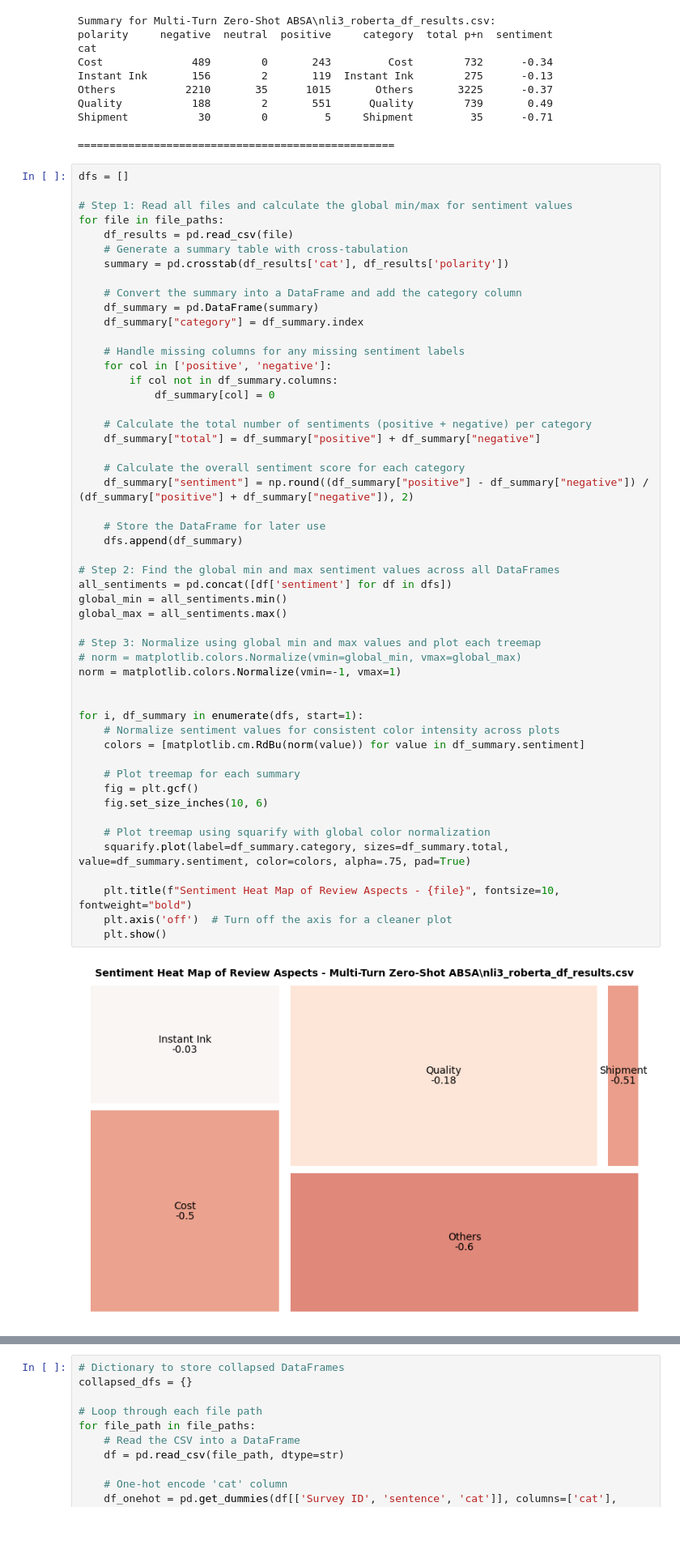
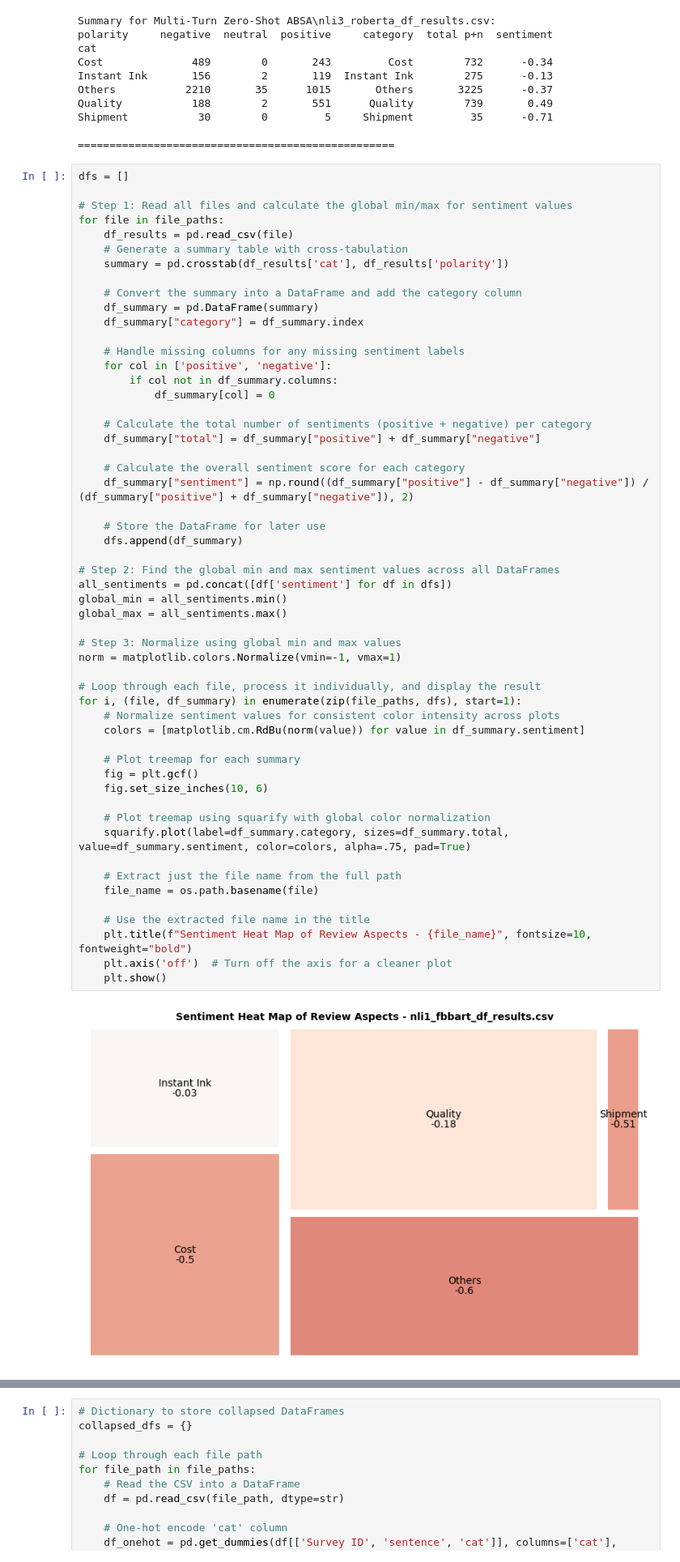
Before and after one commit to wd686/InkSightAnalyzer, a Jupyter notebook: Multi-Turn Zero-Shot ABSA.ipynb, the cells around one changed output, grey strips where cells are left out. Shown at 81% size. Saved outputs shown, nothing was run; the diff lists cells and outputs as text; blank space fills up the shorter version.

```diff
--- a/Multi-Turn Zero-Shot ABSA.ipynb
+++ b/Multi-Turn Zero-Shot ABSA.ipynb
@@ -346,36 +346,39 @@ for file in file_paths:
 
     # Calculate the total number of sentiments (positive + negative) per category
     df_summary["total"] = df_summary["positive"] + df_summary["negative"]
 
     # Calculate the overall sentiment score for each category
     df_summary["sentiment"] = np.round((df_summary["positive"] - df_summary["negative"]) / (df_summary["positive"] + df_summary["negative"]), 2)
 
     # Store the DataFrame for later use
     dfs.append(df_summary)
 
 # Step 2: Find the global min and max sentiment values across all DataFrames
 all_sentiments = pd.concat([df['sentiment'] for df in dfs])
 global_min = all_sentiments.min()
 global_max = all_sentiments.max()
 
-# Step 3: Normalize using global min and max values and plot each treemap
-# norm = matplotlib.colors.Normalize(vmin=global_min, vmax=global_max)
+# Step 3: Normalize using global min and max values
 norm = matplotlib.colors.Normalize(vmin=-1, vmax=1)
 
-
-for i, df_summary in enumerate(dfs, start=1):
+# Loop through each file, process it individually, and display the result
+for i, (file, df_summary) in enumerate(zip(file_paths, dfs), start=1):
     # Normalize sentiment values for consistent color intensity across plots
     colors = [matplotlib.cm.RdBu(norm(value)) for value in df_summary.sentiment]
 
     # Plot treemap for each summary
     fig = plt.gcf()
     fig.set_size_inches(10, 6)
 
     # Plot treemap using squarify with global color normalization
     squarify.plot(label=df_summary.category, sizes=df_summary.total, value=df_summary.sentiment, color=colors, alpha=.75, pad=True)
 
-    plt.title(f"Sentiment Heat Map of Review Aspects - {file}", fontsize=10, fontweight="bold")
+    # Extract just the file name from the full path
+    file_name = os.path.basename(file)
+
+    # Use the extracted file name in the title
+    plt.title(f"Sentiment Heat Map of Review Aspects - {file_name}", fontsize=10, fontweight="bold")
     plt.axis('off')  # Turn off the axis for a cleaner plot
     plt.show()
 # %% [output]
-[figure, old version]
+[figure, new version]
```
Also changed, not shown: parts of 2 cells of this notebook, 1 other file.
